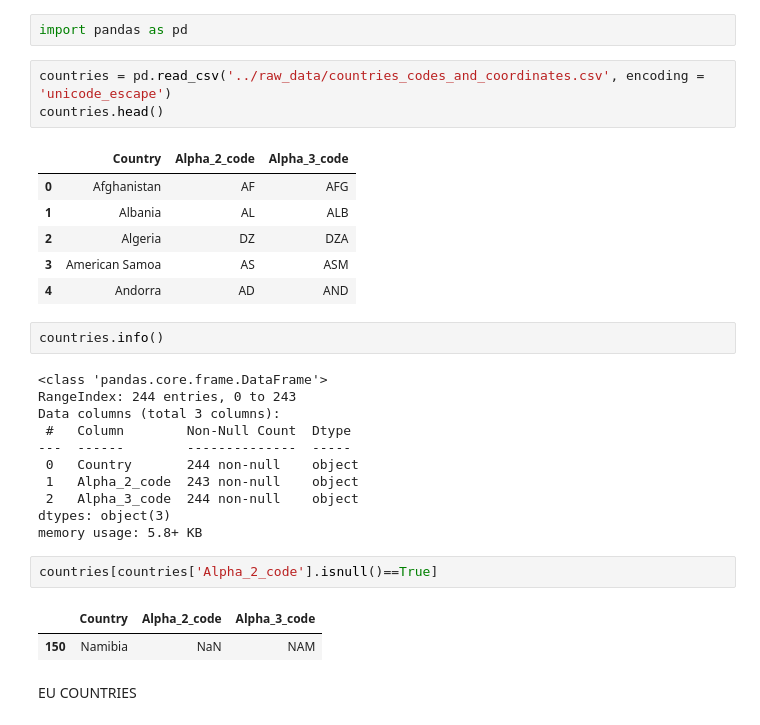
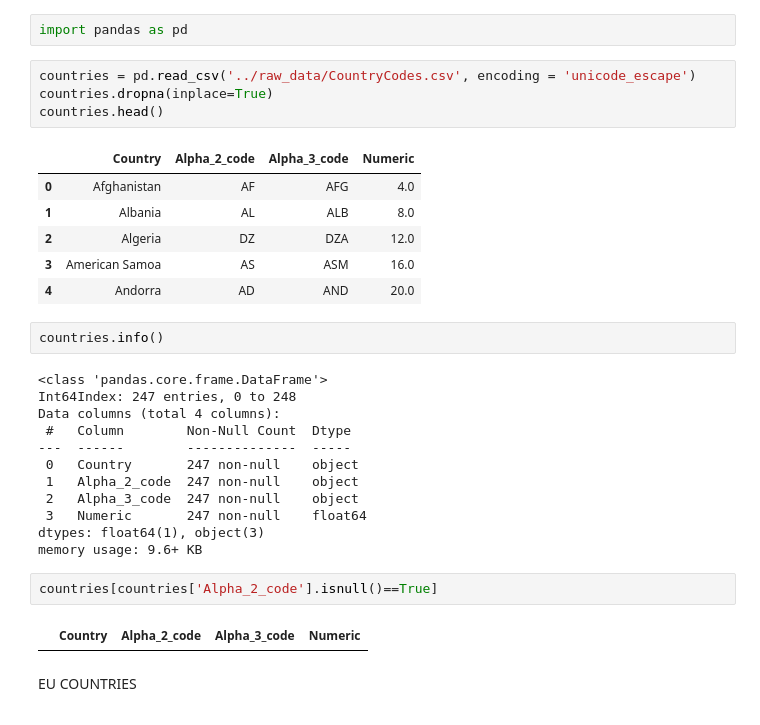
Before and after one commit to SinanSeyhan/green-electricity-project, a Jupyter notebook: notebooks/Frank - Elec Imports.ipynb, the cells around one changed output. Cells and saved outputs as stored; diff of their text form.

```diff
--- a/notebooks/Frank - Elec Imports.ipynb
+++ b/notebooks/Frank - Elec Imports.ipynb
@@ -1,33 +1,34 @@
 # %%
 import pandas as pd
 # %%
-countries = pd.read_csv('../raw_data/countries_codes_and_coordinates.csv', encoding = 'unicode_escape')
+countries = pd.read_csv('../raw_data/CountryCodes.csv', encoding = 'unicode_escape')
+countries.dropna(inplace=True)
 countries.head()
 # %% [output]
-|  | Country | Alpha_2_code | Alpha_3_code |
-| 0 | Afghanistan | AF | AFG |
-| 1 | Albania | AL | ALB |
-| 2 | Algeria | DZ | DZA |
-| 3 | American Samoa | AS | ASM |
-| 4 | Andorra | AD | AND |
+|  | Country | Alpha_2_code | Alpha_3_code | Numeric |
+| 0 | Afghanistan | AF | AFG | 4.0 |
+| 1 | Albania | AL | ALB | 8.0 |
+| 2 | Algeria | DZ | DZA | 12.0 |
+| 3 | American Samoa | AS | ASM | 16.0 |
+| 4 | Andorra | AD | AND | 20.0 |
 # %%
 countries.info()
 # %% [output]
 <class 'pandas.core.frame.DataFrame'>
-RangeIndex: 244 entries, 0 to 243
-Data columns (total 3 columns):
+Int64Index: 247 entries, 0 to 248
+Data columns (total 4 columns):
  #   Column        Non-Null Count  Dtype
 ---  ------        --------------  -----
- 0   Country       244 non-null    object
- 1   Alpha_2_code  243 non-null    object
- 2   Alpha_3_code  244 non-null    object
-dtypes: object(3)
-memory usage: 5.8+ KB
+ 0   Country       247 non-null    object
+ 1   Alpha_2_code  247 non-null    object
+ 2   Alpha_3_code  247 non-null    object
+ 3   Numeric       247 non-null    float64
+dtypes: float64(1), object(3)
+memory usage: 9.6+ KB
 # %%
 countries[countries['Alpha_2_code'].isnull()==True]
 # %% [output]
-|  | Country | Alpha_2_code | Alpha_3_code |
-| 150 | Namibia | NaN | NAM |
+|  | Country | Alpha_2_code | Alpha_3_code | Numeric |
 # %% [markdown]
 EU COUNTRIES
 # %%
```
Also changed, not shown: parts of 29 cells of this notebook.
